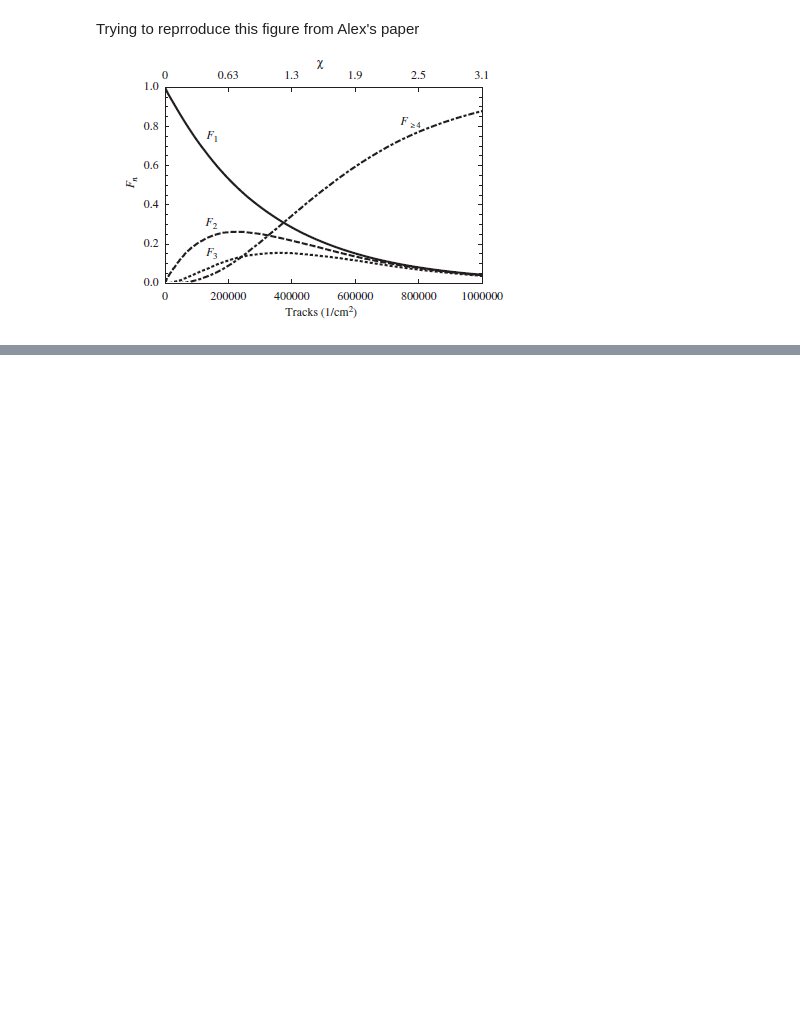
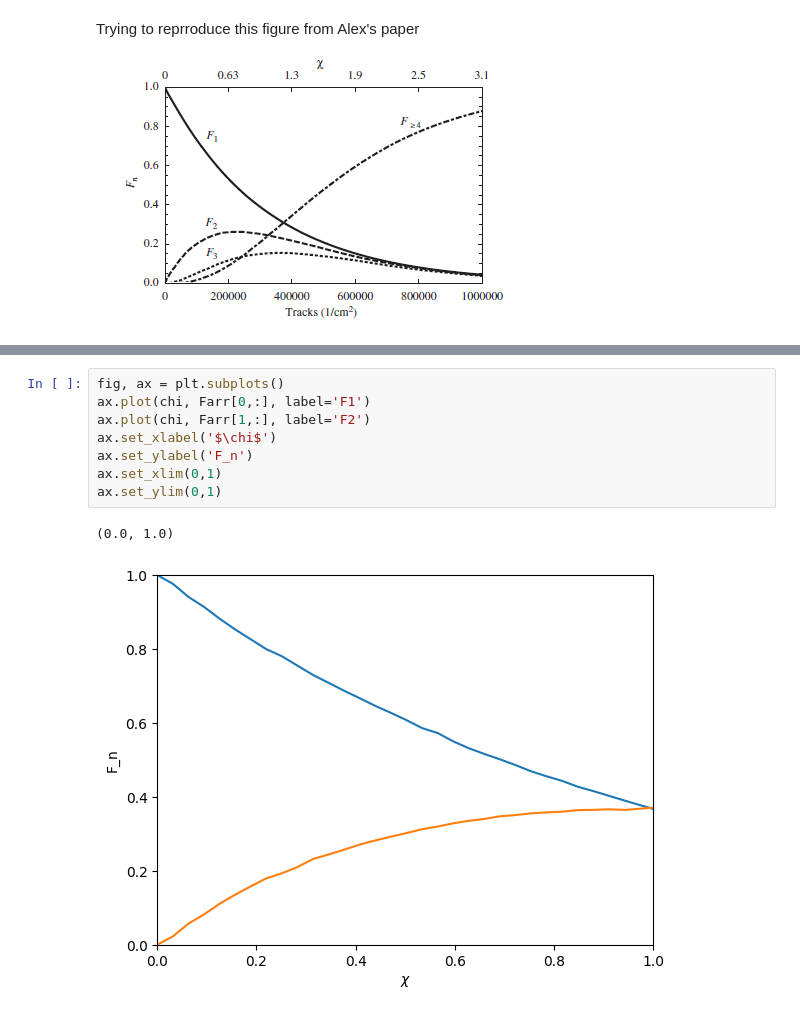
Before and after one commit to pheuer/cr39py, a Jupyter notebook: src/cr39py/run_mcmc.ipynb, the cells around one changed output, grey strips where cells are left out. Saved outputs shown, nothing was run; the diff lists cells and outputs as text; blank space fills up the shorter version.

```diff
--- a/src/cr39py/run_mcmc.ipynb
+++ b/src/cr39py/run_mcmc.ipynb
@@ -46,0 +70,11 @@ ax.legend(loc='upper right')
+# %%
+fig, ax = plt.subplots()
+ax.plot(chi, Farr[0,:], label='F1')
+ax.plot(chi, Farr[1,:], label='F2')
+ax.set_xlabel('$\chi$')
+ax.set_ylabel('F_n')
+ax.set_xlim(0,1)
+ax.set_ylim(0,1)
+# %% [output]
+(0.0, 1.0)
+[figure, added]
```
Also changed, not shown: parts of 7 cells of this notebook, 1 other file.
